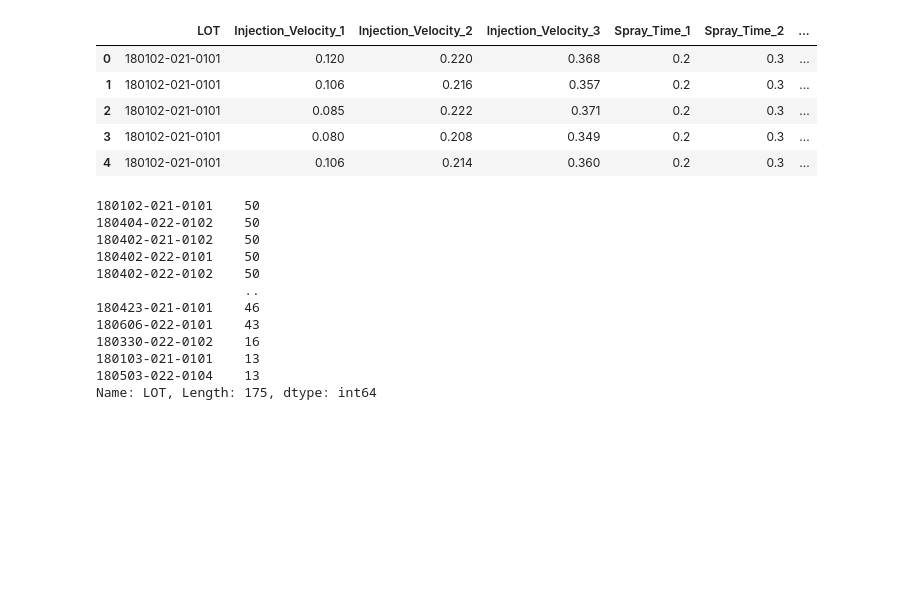
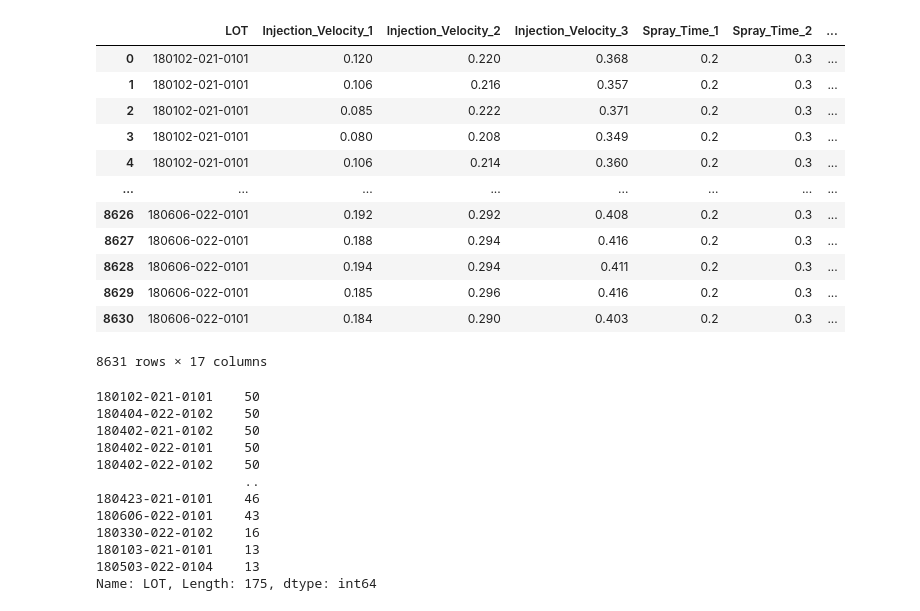
Before and after one commit to IceBear9028/TermProject-main, a Jupyter notebook: 01_Die-Casting/eda.ipynb, the cells around one changed output. Saved outputs shown, nothing was run; the diff lists cells and outputs as text; code cells hidden in the pictures; blank space fills up the shorter version.

```diff
--- a/01_Die-Casting/eda.ipynb
+++ b/01_Die-Casting/eda.ipynb
@@ -2,14 +2,21 @@
 import pandas as pd
 # %%
 df = pd.read_csv('die-casting_dataset.csv')
-df.head()
+df
 # %% [output]
 |  | LOT | Injection_Velocity_1 | Injection_Velocity_2 | Injection_Velocity_3 | Spray_Time_1 | Spray_Time_2 | ... |
 | 0 | 180102-021-0101 | 0.120 | 0.220 | 0.368 | 0.2 | 0.3 | ... |
 | 1 | 180102-021-0101 | 0.106 | 0.216 | 0.357 | 0.2 | 0.3 | ... |
 | 2 | 180102-021-0101 | 0.085 | 0.222 | 0.371 | 0.2 | 0.3 | ... |
 | 3 | 180102-021-0101 | 0.080 | 0.208 | 0.349 | 0.2 | 0.3 | ... |
 | 4 | 180102-021-0101 | 0.106 | 0.214 | 0.360 | 0.2 | 0.3 | ... |
+| ... | ... | ... | ... | ... | ... | ... | ... |
+| 8626 | 180606-022-0101 | 0.192 | 0.292 | 0.408 | 0.2 | 0.3 | ... |
+| 8627 | 180606-022-0101 | 0.188 | 0.294 | 0.416 | 0.2 | 0.3 | ... |
+| 8628 | 180606-022-0101 | 0.194 | 0.294 | 0.411 | 0.2 | 0.3 | ... |
+| 8629 | 180606-022-0101 | 0.185 | 0.296 | 0.416 | 0.2 | 0.3 | ... |
+| 8630 | 180606-022-0101 | 0.184 | 0.290 | 0.403 | 0.2 | 0.3 | ... |
+8631 rows × 17 columns
 # %%
 df['LOT'].value_counts()
 # %% [output]
```
Also changed, not shown: 9 other files.
